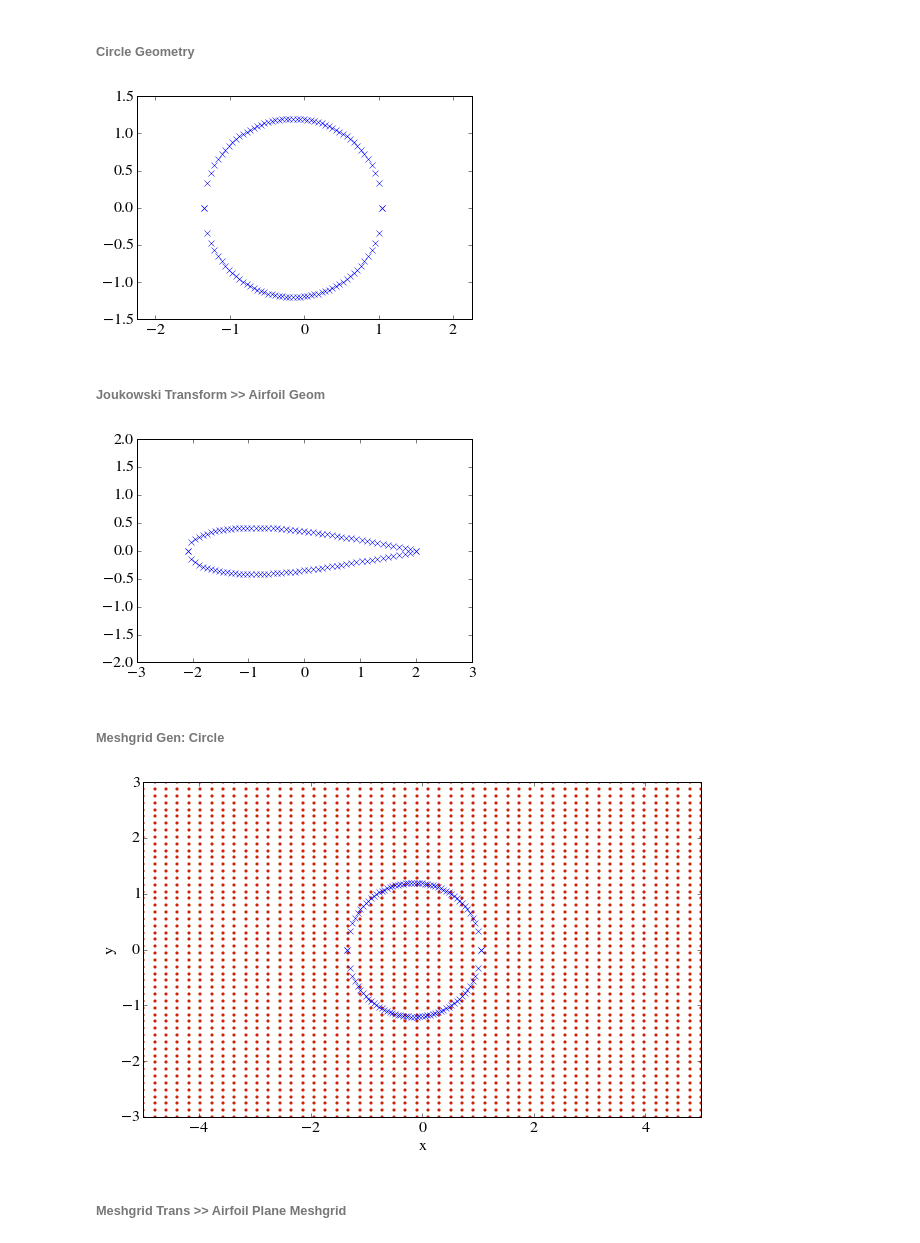
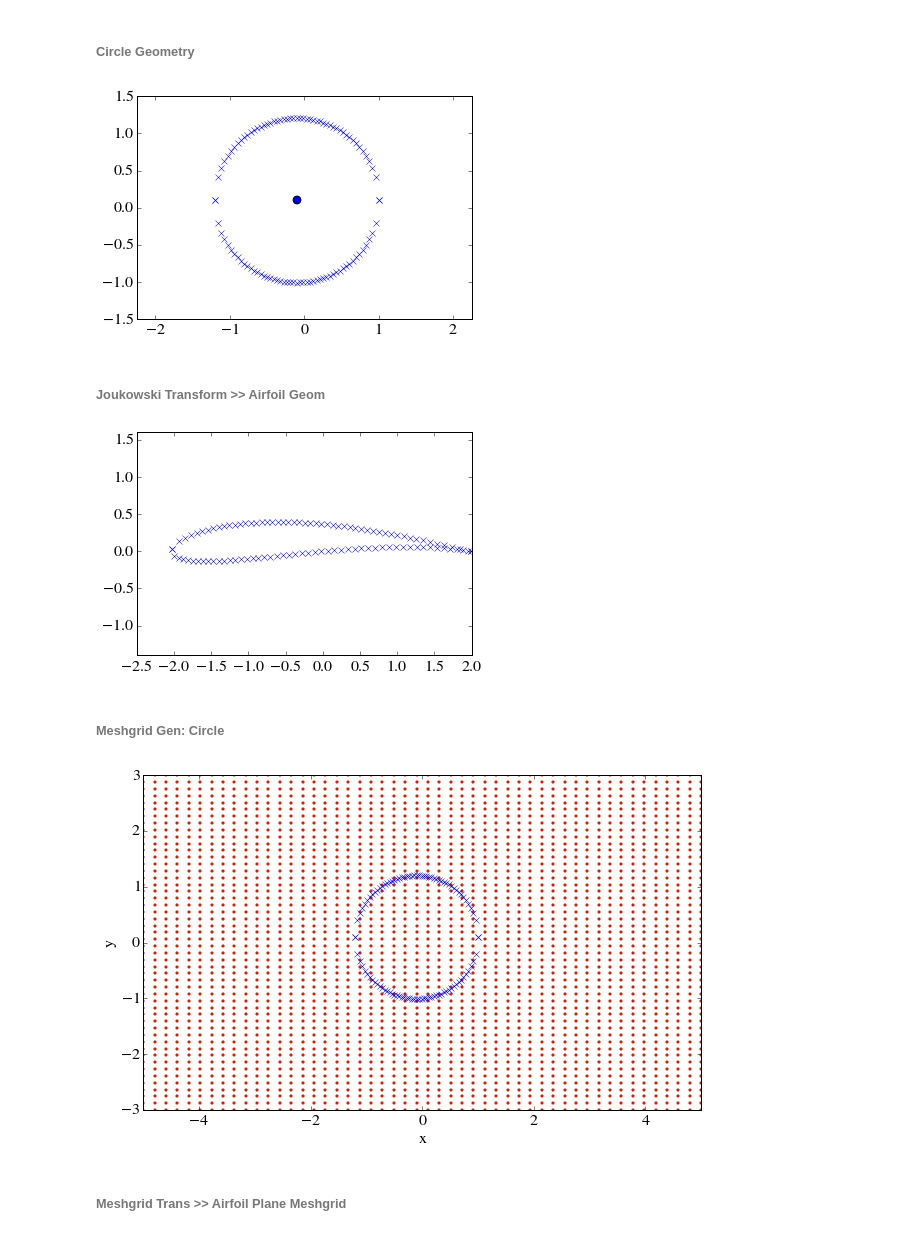
Before and after one commit to iafleischer/AeroPython, a Jupyter notebook: assignments/06_Joukowski_Trans.ipynb, the cells around one changed output. Saved outputs shown, nothing was run; the diff lists cells and outputs as text; code cells hidden in the pictures.

Commit message:
adding script for Joukowski assignment, finish plotting

```diff
--- a/assignments/06_Joukowski_Trans.ipynb
+++ b/assignments/06_Joukowski_Trans.ipynb
@@ -15,9 +15,9 @@ IPython.load_extensions('usability/codefolding/codefolding')
 # %% [markdown]
 ###### Circle Geometry
 # %%
-r = 1.2    # circle radius
+r = numpy.sqrt(1.22)    # circle radius
 n = 50     # number of points on the circle
-xi_c, eta_c = -0.15, 0.     # center of the circle
+xi_c, eta_c = -0.1, 0.1    # center of the circle
 xi_0 = numpy.linspace(xi_c-r,xi_c+r,n+1)   # x coordinates: upper circle
 xi = numpy.concatenate((xi_0,xi_0))        # x coordinates: whole circle
 eta_0 = numpy.sqrt(r**2-(xi_0-xi_c)**2) + eta_c    # y coordinates: upper circle
@@ -27,9 +27,10 @@ eta = numpy.concatenate((eta_0, eta_1))    # y coordinates: whole circle
 zeta = xi + 1j * eta     # circle geom complex
 # %%
 pyplot.plot(xi,eta,'x')
-pyplot.axis('equal');
+pyplot.axis('equal')
+pyplot.scatter(xi_c, eta_c, s=60);
 # %% [output]
-[figure, old version]
+[figure, new version]
 # %% [markdown]
 ###### Joukowski Transform >> Airfoil Geom
 # %%
@@ -41,7 +42,7 @@ y_airfoil = z.imag   # y coord: Airfoil
 pyplot.plot(x_airfoil,y_airfoil,'x')
 pyplot.axis('equal');
 # %% [output]
-[figure, old version]
+[figure, new version]
 # %% [markdown]
 ###### Meshgrid Gen: Circle
 # %%
@@ -62,7 +63,7 @@ pyplot.ylim(y_start, y_end)
 pyplot.plot(xi,eta,'x')
 pyplot.scatter(X, Y, s=10, color='#CD2305', marker='o', linewidth=0);
 # %% [output]
-[figure, old version]
+[figure, new version]
 # %% [markdown]
 ###### Meshgrid Trans >> Airfoil Plane Meshgrid
 # %%
```
Also changed, not shown: parts of 10 cells of this notebook, 2 other files.
